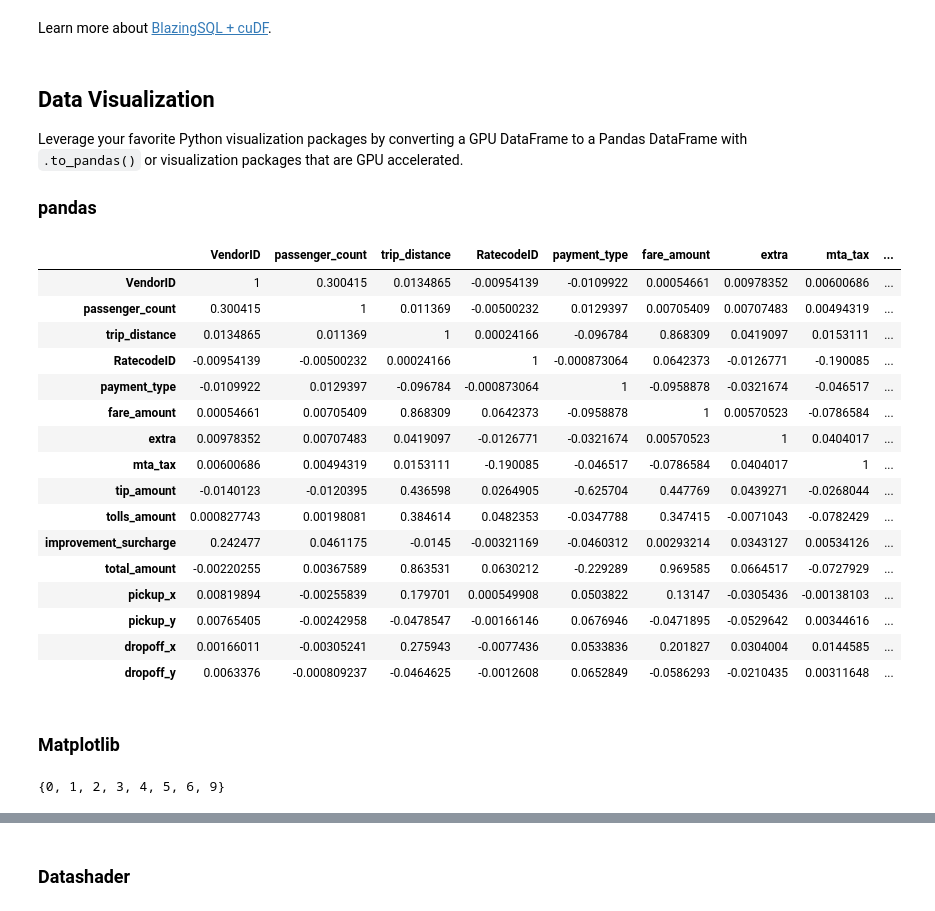
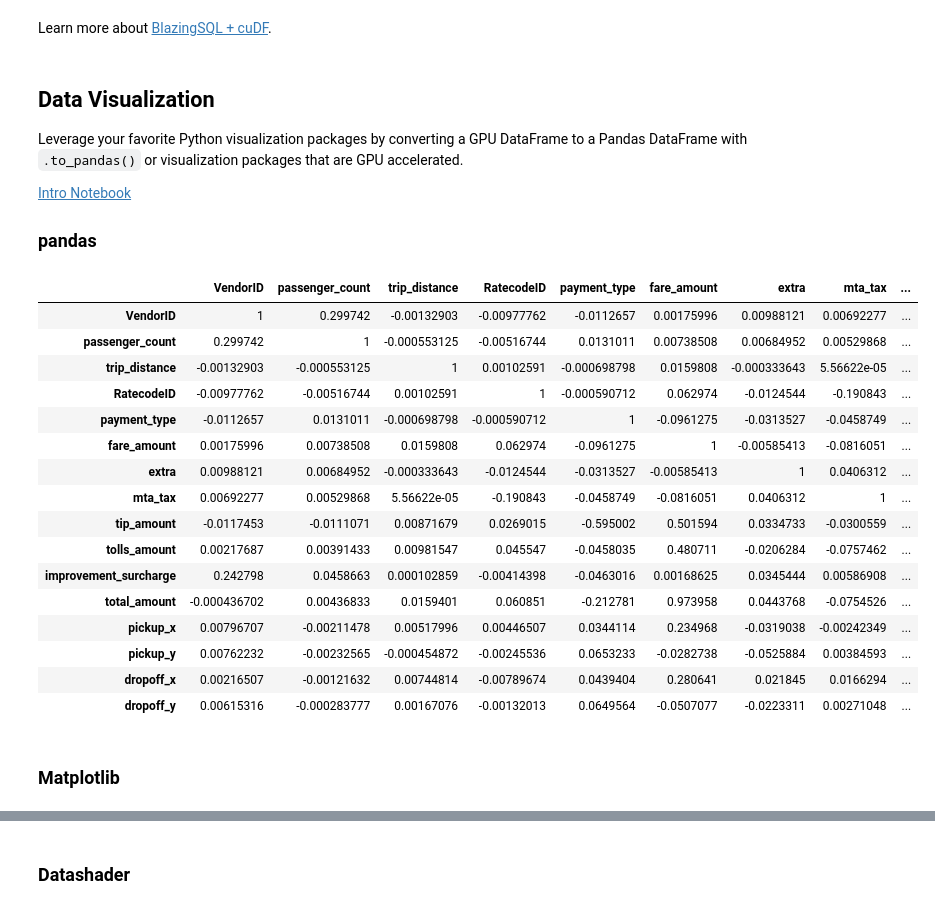
Before and after one commit to BlazingDB/Welcome_to_BlazingSQL_Notebooks, a Jupyter notebook: welcome.ipynb, the cells around one changed output, grey strips where cells are left out. Saved outputs shown, nothing was run; the diff lists cells and outputs as text; code cells hidden in the pictures.

Commit message:
data visualization

```diff
--- a/welcome.ipynb
+++ b/welcome.ipynb
@@ -105,35 +119,33 @@ Learn more about [BlazingSQL + cuDF](intro_notebooks/bsql_cudf.ipynb).
 
 Leverage your favorite Python visualization packages by converting a GPU DataFrame to a Pandas DataFrame with `.to_pandas()` or visualization packages that are GPU accelerated.
 
+[Intro Notebook](intro_notebooks/data_visualization.ipynb)
+
 ### pandas
 # %%
 # matplotlib/seaborn on a .to_pandas() gdf
-df = gdf.to_pandas()
+df = bc.sql('SELECT * FROM taxi').to_pandas()
 
 corr = df.corr()
 
 corr.style.background_gradient(cmap='coolwarm')
 # %% [output]
 |  | VendorID | passenger_count | trip_distance | RatecodeID | payment_type | fare_amount | extra | mta_tax | ... |
-| VendorID | 1 | 0.300415 | 0.0134865 | -0.00954139 | -0.0109922 | 0.00054661 | 0.00978352 | 0.00600686 | ... |
-| passenger_count | 0.300415 | 1 | 0.011369 | -0.00500232 | 0.0129397 | 0.00705409 | 0.00707483 | 0.00494319 | ... |
-| trip_distance | 0.0134865 | 0.011369 | 1 | 0.00024166 | -0.096784 | 0.868309 | 0.0419097 | 0.0153111 | ... |
-| RatecodeID | -0.00954139 | -0.00500232 | 0.00024166 | 1 | -0.000873064 | 0.0642373 | -0.0126771 | -0.190085 | ... |
-| payment_type | -0.0109922 | 0.0129397 | -0.096784 | -0.000873064 | 1 | -0.0958878 | -0.0321674 | -0.046517 | ... |
-| fare_amount | 0.00054661 | 0.00705409 | 0.868309 | 0.0642373 | -0.0958878 | 1 | 0.00570523 | -0.0786584 | ... |
-| extra | 0.00978352 | 0.00707483 | 0.0419097 | -0.0126771 | -0.0321674 | 0.00570523 | 1 | 0.0404017 | ... |
-| mta_tax | 0.00600686 | 0.00494319 | 0.0153111 | -0.190085 | -0.046517 | -0.0786584 | 0.0404017 | 1 | ... |
-| tip_amount | -0.0140123 | -0.0120395 | 0.436598 | 0.0264905 | -0.625704 | 0.447769 | 0.0439271 | -0.0268044 | ... |
-| tolls_amount | 0.000827743 | 0.00198081 | 0.384614 | 0.0482353 | -0.0347788 | 0.347415 | -0.0071043 | -0.0782429 | ... |
-| improvement_surcharge | 0.242477 | 0.0461175 | -0.0145 | -0.00321169 | -0.0460312 | 0.00293214 | 0.0343127 | 0.00534126 | ... |
-| total_amount | -0.00220255 | 0.00367589 | 0.863531 | 0.0630212 | -0.229289 | 0.969585 | 0.0664517 | -0.0727929 | ... |
-| pickup_x | 0.00819894 | -0.00255839 | 0.179701 | 0.000549908 | 0.0503822 | 0.13147 | -0.0305436 | -0.00138103 | ... |
-| pickup_y | 0.00765405 | -0.00242958 | -0.0478547 | -0.00166146 | 0.0676946 | -0.0471895 | -0.0529642 | 0.00344616 | ... |
-| dropoff_x | 0.00166011 | -0.00305241 | 0.275943 | -0.0077436 | 0.0533836 | 0.201827 | 0.0304004 | 0.0144585 | ... |
-| dropoff_y | 0.0063376 | -0.000809237 | -0.0464625 | -0.0012608 | 0.0652849 | -0.0586293 | -0.0210435 | 0.00311648 | ... |
+| VendorID | 1 | 0.299742 | -0.00132903 | -0.00977762 | -0.0112657 | 0.00175996 | 0.00988121 | 0.00692277 | ... |
+| passenger_count | 0.299742 | 1 | -0.000553125 | -0.00516744 | 0.0131011 | 0.00738508 | 0.00684952 | 0.00529868 | ... |
+| trip_distance | -0.00132903 | -0.000553125 | 1 | 0.00102591 | -0.000698798 | 0.0159808 | -0.000333643 | 5.56622e-05 | ... |
+| RatecodeID | -0.00977762 | -0.00516744 | 0.00102591 | 1 | -0.000590712 | 0.062974 | -0.0124544 | -0.190843 | ... |
+| payment_type | -0.0112657 | 0.0131011 | -0.000698798 | -0.000590712 | 1 | -0.0961275 | -0.0313527 | -0.0458749 | ... |
+| fare_amount | 0.00175996 | 0.00738508 | 0.0159808 | 0.062974 | -0.0961275 | 1 | -0.00585413 | -0.0816051 | ... |
+| extra | 0.00988121 | 0.00684952 | -0.000333643 | -0.0124544 | -0.0313527 | -0.00585413 | 1 | 0.0406312 | ... |
+| mta_tax | 0.00692277 | 0.00529868 | 5.56622e-05 | -0.190843 | -0.0458749 | -0.0816051 | 0.0406312 | 1 | ... |
+| tip_amount | -0.0117453 | -0.0111071 | 0.00871679 | 0.0269015 | -0.595002 | 0.501594 | 0.0334733 | -0.0300559 | ... |
+| tolls_amount | 0.00217687 | 0.00391433 | 0.00981547 | 0.045547 | -0.0458035 | 0.480711 | -0.0206284 | -0.0757462 | ... |
+| improvement_surcharge | 0.242798 | 0.0458663 | 0.000102859 | -0.00414398 | -0.0463016 | 0.00168625 | 0.0345444 | 0.00586908 | ... |
+| total_amount | -0.000436702 | 0.00436833 | 0.0159401 | 0.060851 | -0.212781 | 0.973958 | 0.0443768 | -0.0754526 | ... |
+| pickup_x | 0.00796707 | -0.00211478 | 0.00517996 | 0.00446507 | 0.0344114 | 0.234968 | -0.0319038 | -0.00242349 | ... |
+| pickup_y | 0.00762232 | -0.00232565 | -0.000454872 | -0.00245536 | 0.0653233 | -0.0282738 | -0.0525884 | 0.00384593 | ... |
+| dropoff_x | 0.00216507 | -0.00121632 | 0.00744814 | -0.00789674 | 0.0439404 | 0.280641 | 0.021845 | 0.0166294 | ... |
+| dropoff_y | 0.00615316 | -0.000283777 | 0.00167076 | -0.00132013 | 0.0649564 | -0.0507077 | -0.0223311 | 0.00271048 | ... |
 # %% [markdown]
 ### Matplotlib
-# %%
-set(df['passenger_count'].values)
-# %% [output]
-{0, 1, 2, 3, 4, 5, 6, 9}
```
Also changed, not shown: parts of 18 cells of this notebook, 1 other file.
